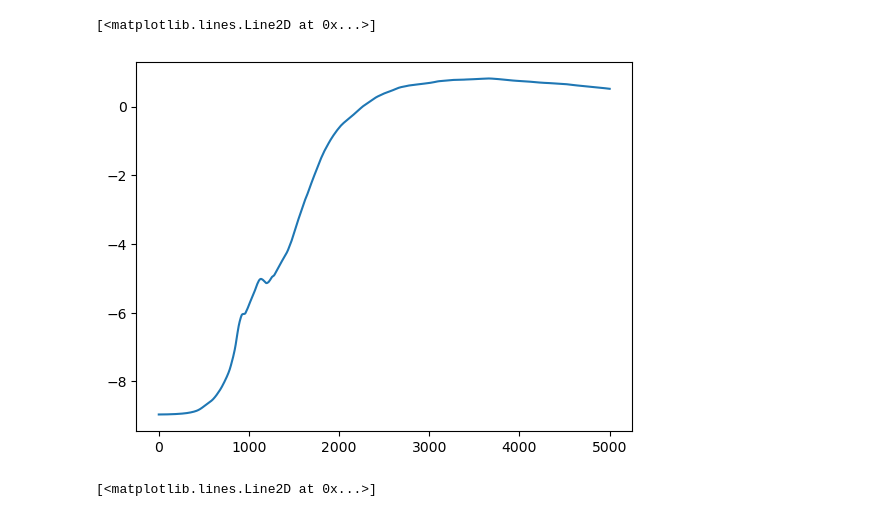
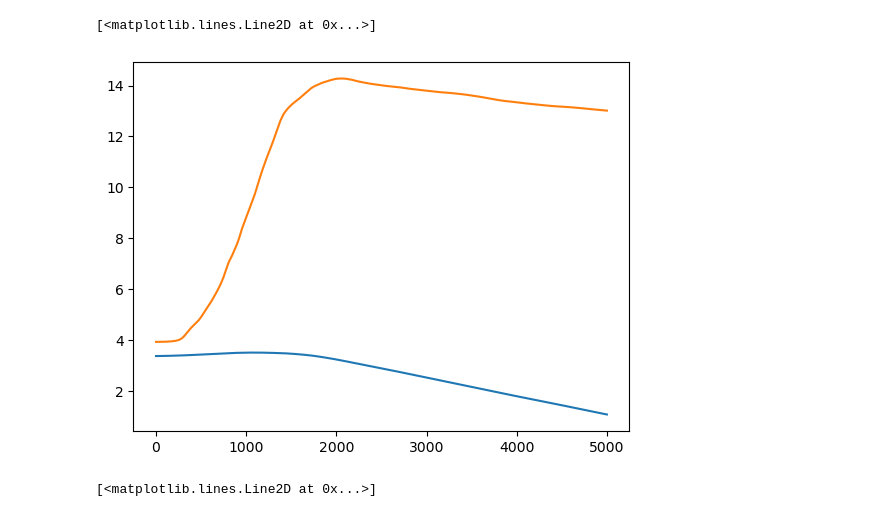
Before and after one commit to ben-goldman/sturb, a Jupyter notebook: code/khmhd/khmhd1.ipynb, the cells around one changed output. Drawn from its saved outputs; the diff is of its cells as text; code cells hidden in the pictures.

```diff
--- a/code/khmhd/khmhd1.ipynb
+++ b/code/khmhd/khmhd1.ipynb
@@ -1,12 +1,13 @@
 # %%
 import numpy as np, matplotlib.pyplot as plt, h5py
 # %%
-b2_mean = h5py.File("dynamo4.h5")["B2"][:]
+e_mean = h5py.File("dynamo2.h5")["amp"][:]
 # %%
-plt.plot(np.log(b2_mean))
+plt.plot(np.log(e_mean[0, :]/2))
+plt.plot(np.log(e_mean[1, :]/(2*1.2656e-6)))
 # %% [output]
 [<matplotlib.lines.Line2D at 0x...>]
-[figure, old version]
+[figure, new version]
 # %%
 T = 50.0
 begin = 500
```
Also changed, not shown: 3 other files.
